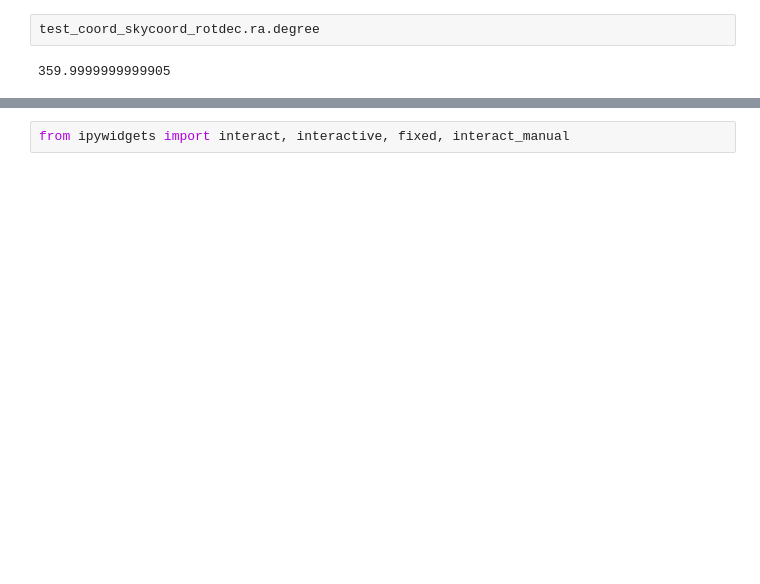
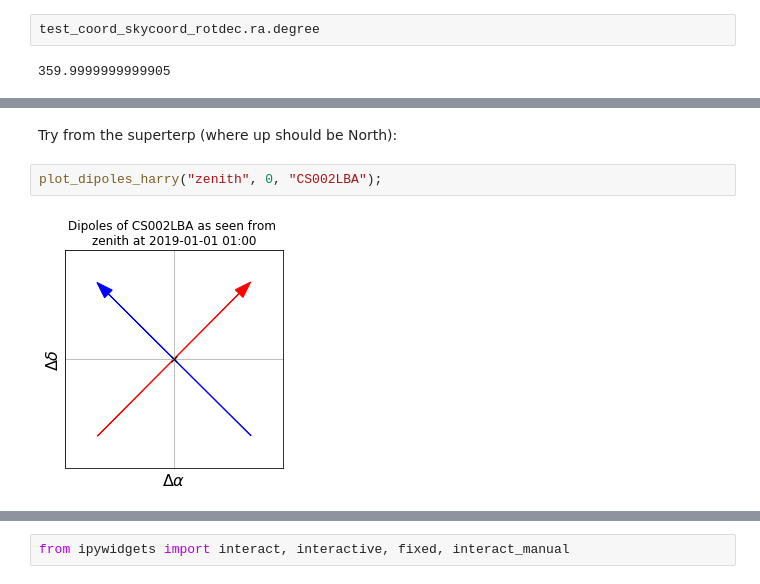
Before and after one commit to tammojan/lofarscripts, a Jupyter notebook: dipole_projection.ipynb, the cells around one changed output, grey strips where cells are left out. Drawn from its saved outputs; the diff is of its cells as text; blank space fills up the shorter version.

```diff
--- a/dipole_projection.ipynb
+++ b/dipole_projection.ipynb
@@ -244,0 +319,6 @@ ax.plot(0, 0, 'kx');
+# %% [markdown]
+Try from the superterp (where up should be North):
+# %%
+plot_dipoles_harry("zenith", 0, "CS002LBA");
+# %% [output]
+[figure, added]
```
Also changed, not shown: parts of 54 cells of this notebook.
